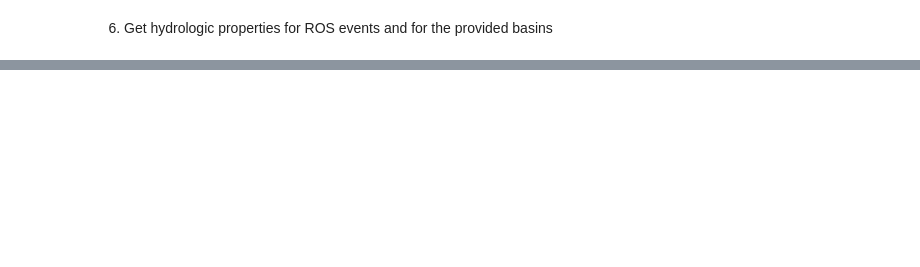
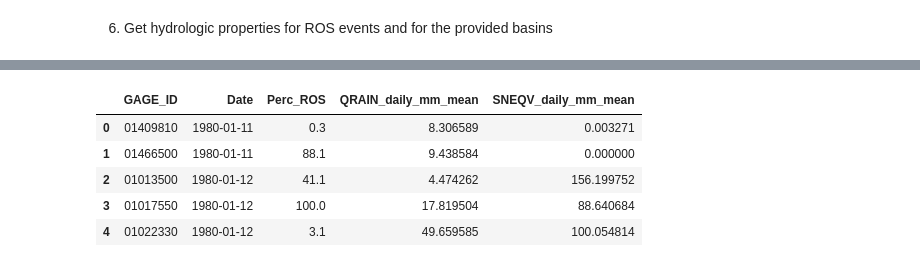
Before and after one commit to moralesvm/rain-on-snow, a Jupyter notebook: ros-workflow/ros_NE.ipynb, the cells around one changed output, grey strips where cells are left out. Saved outputs shown, nothing was run; the diff lists cells and outputs as text; code cells hidden in the pictures; blank space fills up the shorter version.

```diff
--- a/ros-workflow/ros_NE.ipynb
+++ b/ros-workflow/ros_NE.ipynb
@@ -142,0 +155,31 @@ ros_events_df.to_csv("ros_daily_gagesii_results.csv", index=False)
+# %%
+# Prepare dataset to compute hydrologic properties during ROS events.
+# Convert units
+#---------------
+import xarray
+# NOTE:
+# QRAIN = Rainfall rate on the ground (mm/s)
+# SNEQV = Snowfall water equivalent (kg/m2)
+# 1 kg/m² = 1 mm water equivalent
+ds_ne["QRAIN_mm"] = ds_ne["QRAIN"] * 3 * 3600
+ds_ne["QRAIN_mm"].attrs["units"] = "mm"
+
+# Summarize to daily
+#--------------------
+rain_daily = ds_ne["QRAIN_mm"].resample(time="1D").sum()
+sneqv_daily = ds_ne["SNEQV"].resample(time="1D").mean()
+
+# Combine them back to a single dataset to ease computations
+ds_daily = xarray.Dataset({
+    "QRAIN_daily_mm": rain_daily,
+    "SNEQV_daily_mm": sneqv_daily})
+
+ds_new = ds_daily
+ds_new = ds_new.rio.write_crs(nwm_proj.crs)
+# %%
+# Filter ROS events
+fltr_ros_evs = ros_events_df[ros_events_df['Perc_ROS'] > 0.0].copy()
+# %%
+%%time
+# Extract hydrologic properties
+prop_df = ros.batch_processor(ds = ds_new, func = ros.extract_hydrologic_properties, batch_size_years = 1, events_df = fltr_ros_evs, shp = bsns_shp)
@@ -142,0 +204,9 @@ ros_events_df.to_csv("ros_daily_gagesii_results.csv", index=False)
+# %%
+prop_df.head()
+# %% [output]
+|  | GAGE_ID | Date | Perc_ROS | QRAIN_daily_mm_mean | SNEQV_daily_mm_mean |
+| 0 | 01409810 | 1980-01-11 | 0.3 | 8.306589 | 0.003271 |
+| 1 | 01466500 | 1980-01-11 | 88.1 | 9.438584 | 0.000000 |
+| 2 | 01013500 | 1980-01-12 | 41.1 | 4.474262 | 156.199752 |
+| 3 | 01017550 | 1980-01-12 | 100.0 | 17.819504 | 88.640684 |
+| 4 | 01022330 | 1980-01-12 | 3.1 | 49.659585 | 100.054814 |
```
Also changed, not shown: parts of 17 cells of this notebook.
